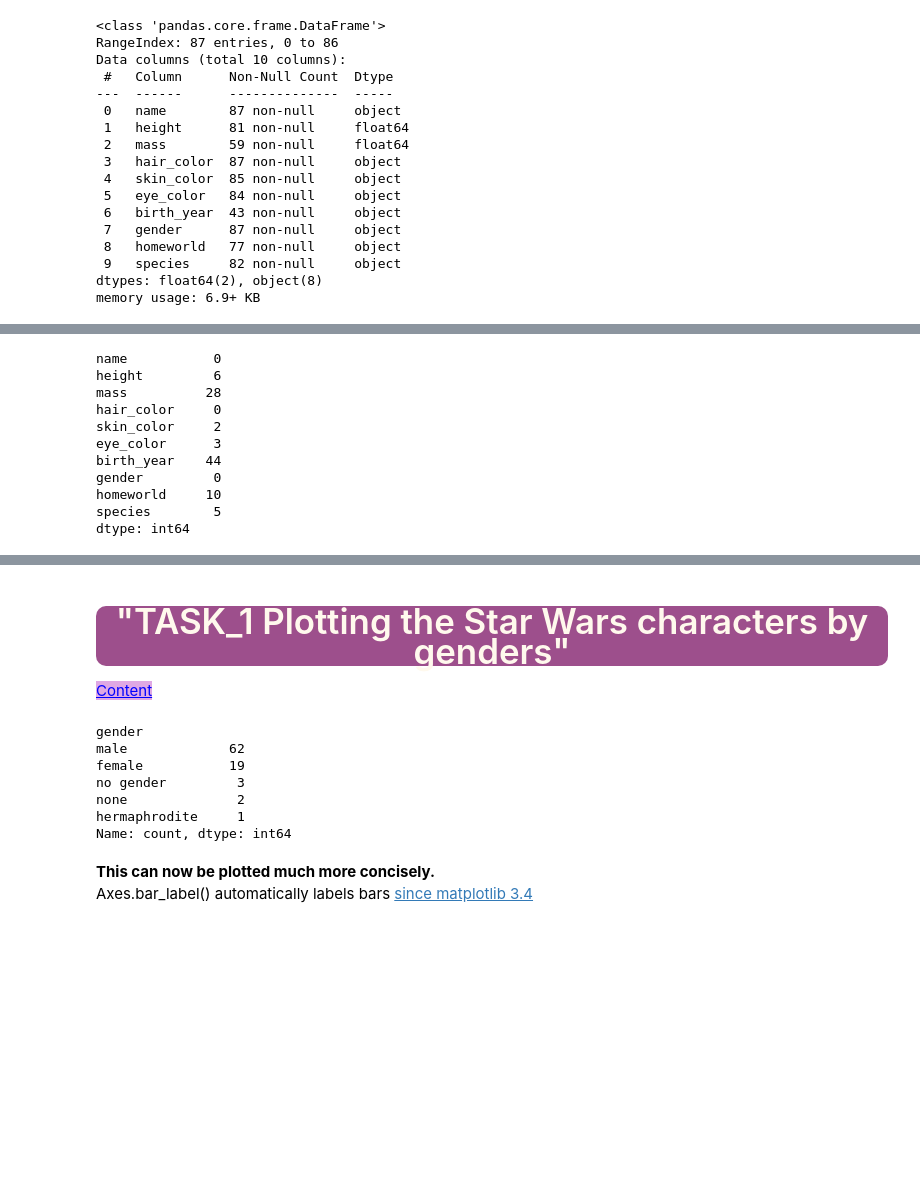
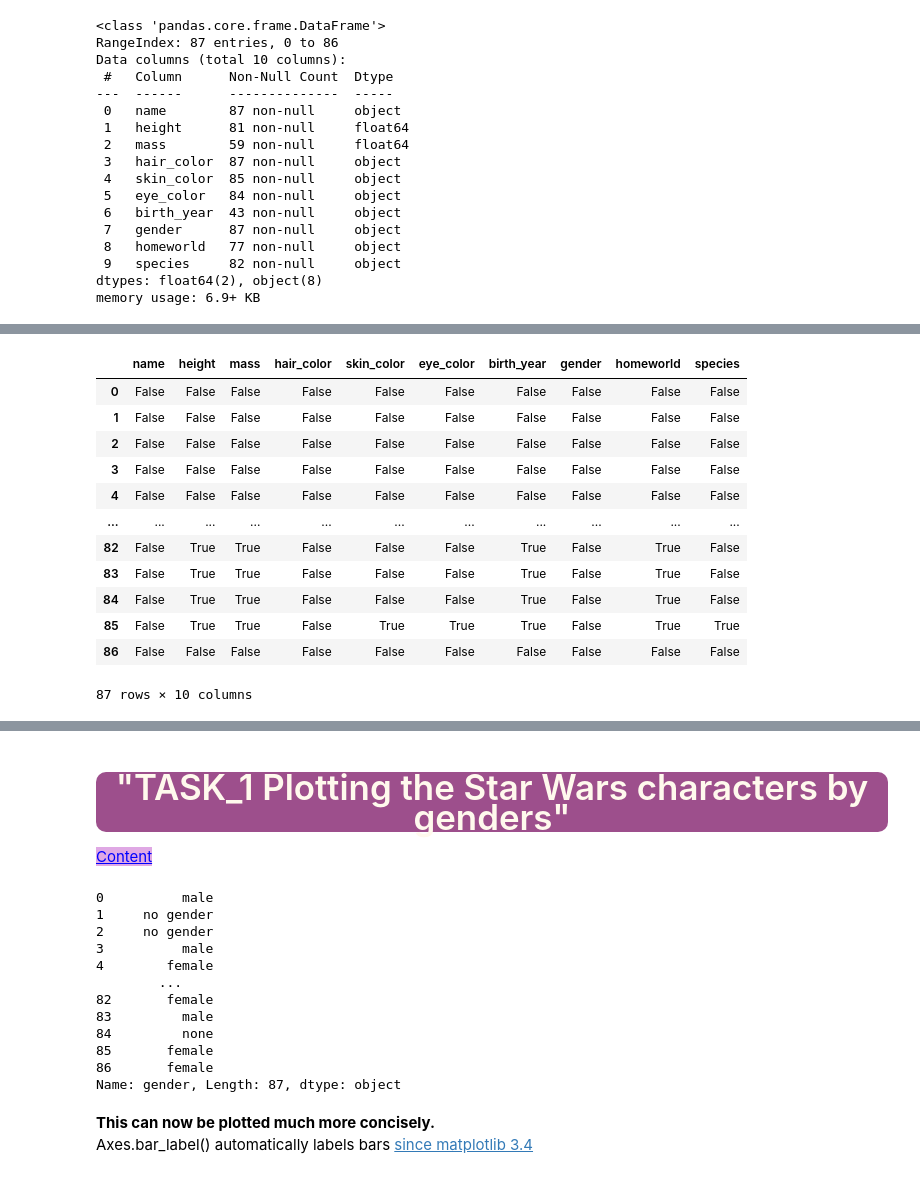
Before and after one commit to iceyisaak/clarusway_ds, a Jupyter notebook: DVwPy_Assignment_2_Star_Wars_Characters (seaborn)_V02.ipynb, the cells around one changed output, grey strips where cells are left out. Saved outputs shown, nothing was run; the diff lists cells and outputs as text; code cells hidden in the pictures; blank space fills up the shorter version.

```diff
--- a/DVwPy_Assignment_2_Star_Wars_Characters (seaborn)_V02.ipynb
+++ b/DVwPy_Assignment_2_Star_Wars_Characters (seaborn)_V02.ipynb
@@ -224,17 +231,20 @@ memory usage: 6.9+ KB
 # %%
 #isnull
+df.isnull()
 # %% [output]
+|  | name | height | mass | hair_color | skin_color | eye_color | birth_year | gender | homeworld | species |
+| 0 | False | False | False | False | False | False | False | False | False | False |
+| 1 | False | False | False | False | False | False | False | False | False | False |
+| 2 | False | False | False | False | False | False | False | False | False | False |
+| 3 | False | False | False | False | False | False | False | False | False | False |
+| 4 | False | False | False | False | False | False | False | False | False | False |
+| ... | ... | ... | ... | ... | ... | ... | ... | ... | ... | ... |
+| 82 | False | True | True | False | False | False | True | False | True | False |
+| 83 | False | True | True | False | False | False | True | False | True | False |
+| 84 | False | True | True | False | False | False | True | False | True | False |
+| 85 | False | True | True | False | True | True | True | False | True | True |
+| 86 | False | False | False | False | False | False | False | False | False | False |
-name           0
-height         6
-mass          28
-hair_color     0
-skin_color     2
-eye_color      3
-birth_year    44
-gender         0
-homeworld     10
-species        5
-dtype: int64
+87 rows × 10 columns
 # %% [markdown]
 <a id="2"></a>
 # %% [markdown]
@@ -245,14 +255,22 @@ dtype: int64
 style="color:blue; background-color:#dfa8e4" data-toggle="popover">Content</a>
 # %%
 # gender
+gender = df['gender']
+
+gender
 # %% [output]
-gender
-male             62
-female           19
-no gender         3
-none              2
-hermaphrodite     1
-Name: count, dtype: int64
+0          male
+1     no gender
+2     no gender
+3          male
+4        female
+        ...
+82       female
+83         male
+84         none
+85       female
+86       female
+Name: gender, Length: 87, dtype: object
 # %% [markdown]
 **This can now be plotted much more concisely.**<br>
 Axes.bar_label() automatically labels bars [since matplotlib 3.4](https://matplotlib.org/stable/api/_as_gen/matplotlib.axes.Axes.bar_label.html)
```
Also changed, not shown: parts of 27 cells of this notebook, 1 other file.
